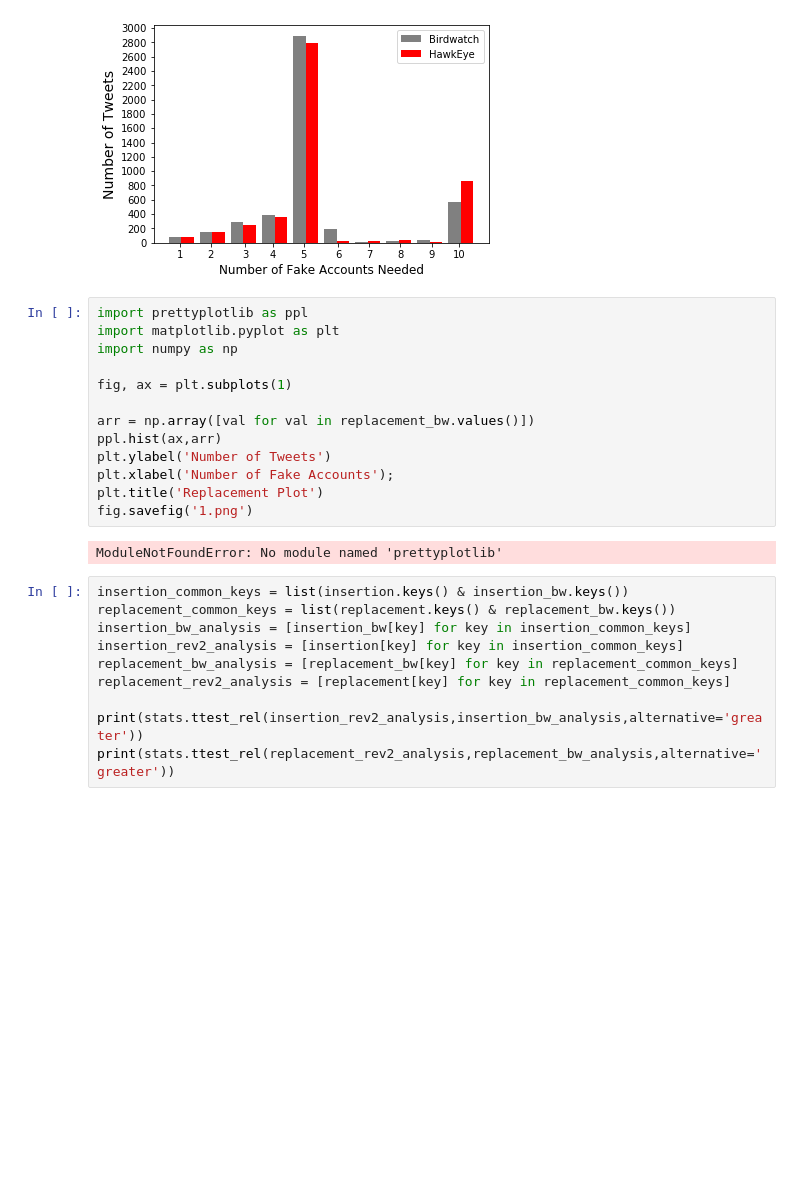
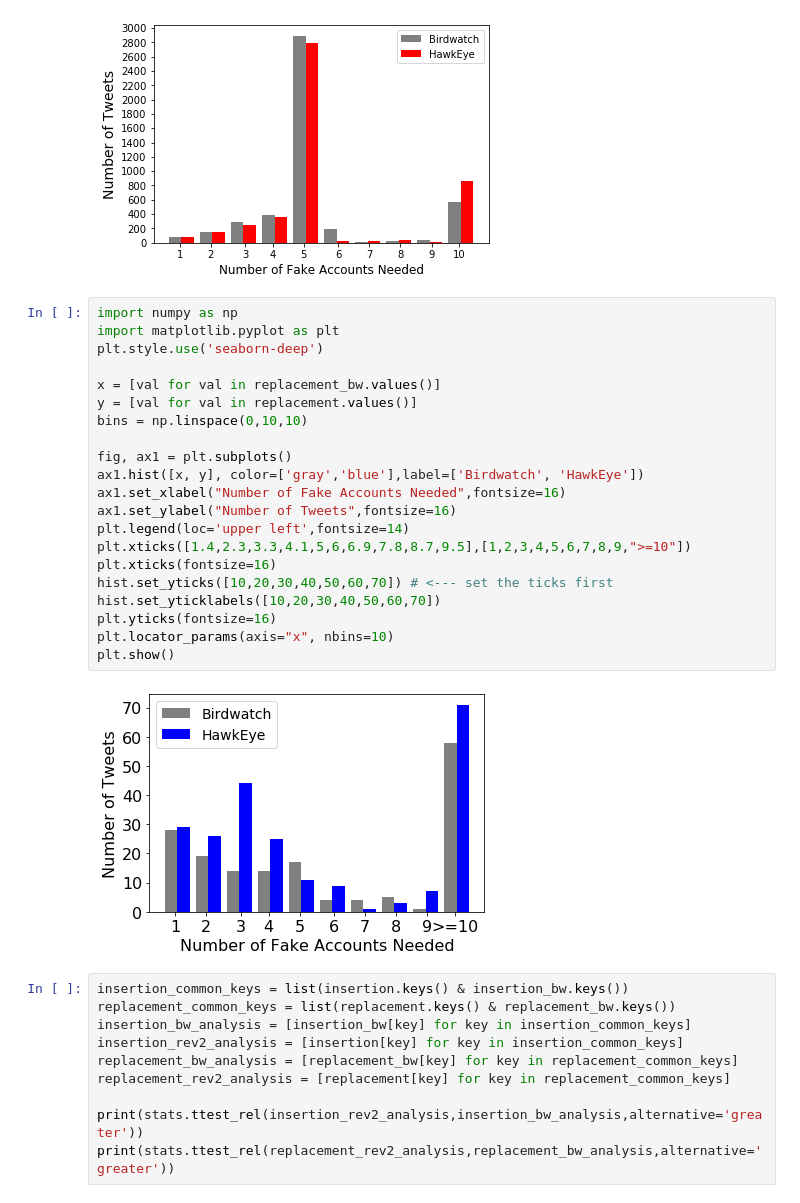
Before and after one commit to claws-lab/hawkeye, a Jupyter notebook: src/code/results-hawkeye-metric-tau-001.ipynb, the cells around one changed output. Saved outputs shown, nothing was run; the diff lists cells and outputs as text; blank space fills up the shorter version.

```diff
--- a/src/code/results-hawkeye-metric-tau-001.ipynb
+++ b/src/code/results-hawkeye-metric-tau-001.ipynb
@@ -271,21 +180,29 @@ plt.locator_params(axis="y", nbins=20)
 plt.show()
 # %% [output]
 [figure]
-# %%
-import prettyplotlib as ppl
-import matplotlib.pyplot as plt
-import numpy as np
-
-fig, ax = plt.subplots(1)
-
-arr = np.array([val for val in replacement_bw.values()])
-ppl.hist(ax,arr)
-plt.ylabel('Number of Tweets')
-plt.xlabel('Number of Fake Accounts');
-plt.title('Replacement Plot')
-fig.savefig('1.png')
-# %% [output]
-ModuleNotFoundError: No module named 'prettyplotlib'
+# %%
+import numpy as np
+import matplotlib.pyplot as plt
+plt.style.use('seaborn-deep')
+
+x = [val for val in replacement_bw.values()]
+y = [val for val in replacement.values()]
+bins = np.linspace(0,10,10)
+
+fig, ax1 = plt.subplots()
+ax1.hist([x, y], color=['gray','blue'],label=['Birdwatch', 'HawkEye'])
+ax1.set_xlabel("Number of Fake Accounts Needed",fontsize=16)
+ax1.set_ylabel("Number of Tweets",fontsize=16)
+plt.legend(loc='upper left',fontsize=14)
+plt.xticks([1.4,2.3,3.3,4.1,5,6,6.9,7.8,8.7,9.5],[1,2,3,4,5,6,7,8,9,">=10"])
+plt.xticks(fontsize=16)
+hist.set_yticks([10,20,30,40,50,60,70]) # <--- set the ticks first
+hist.set_yticklabels([10,20,30,40,50,60,70])
+plt.yticks(fontsize=16)
+plt.locator_params(axis="x", nbins=10)
+plt.show()
+# %% [output]
+[figure, added]
 # %%
 insertion_common_keys = list(insertion.keys() & insertion_bw.keys())
 replacement_common_keys = list(replacement.keys() & replacement_bw.keys())
```
Also changed, not shown: parts of 2 cells of this notebook, 4 other files.
